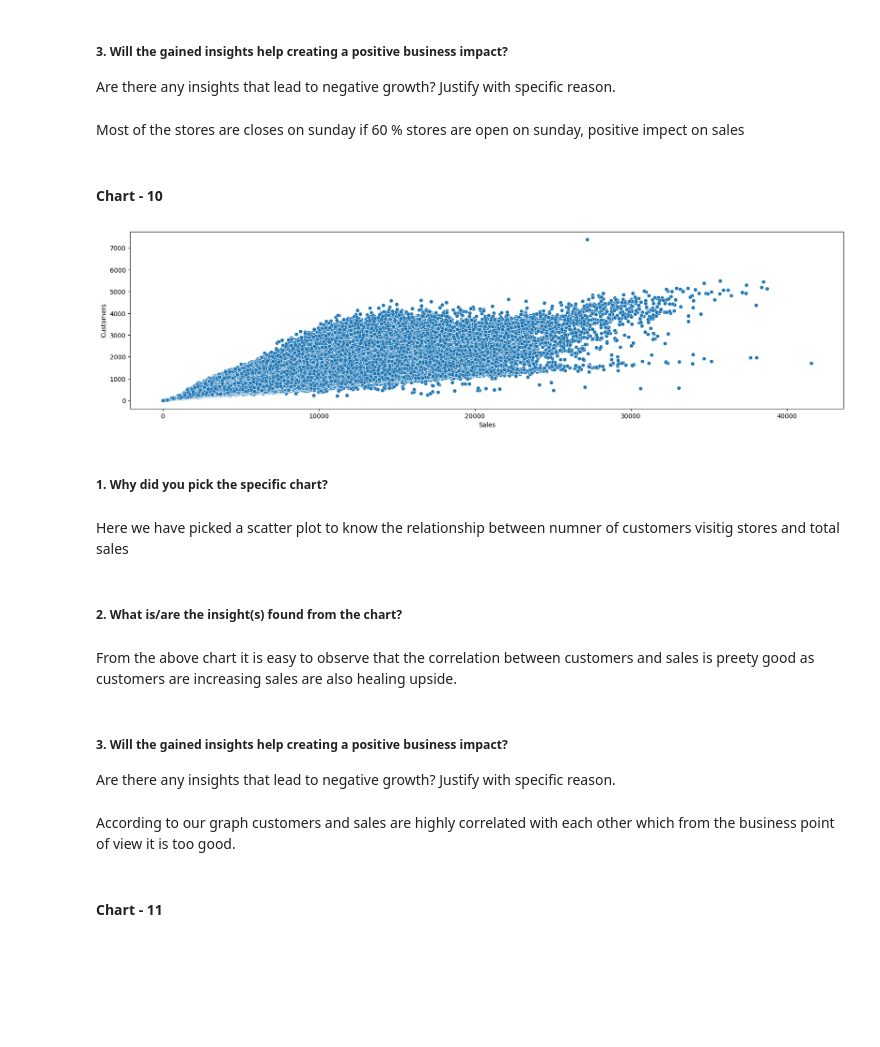
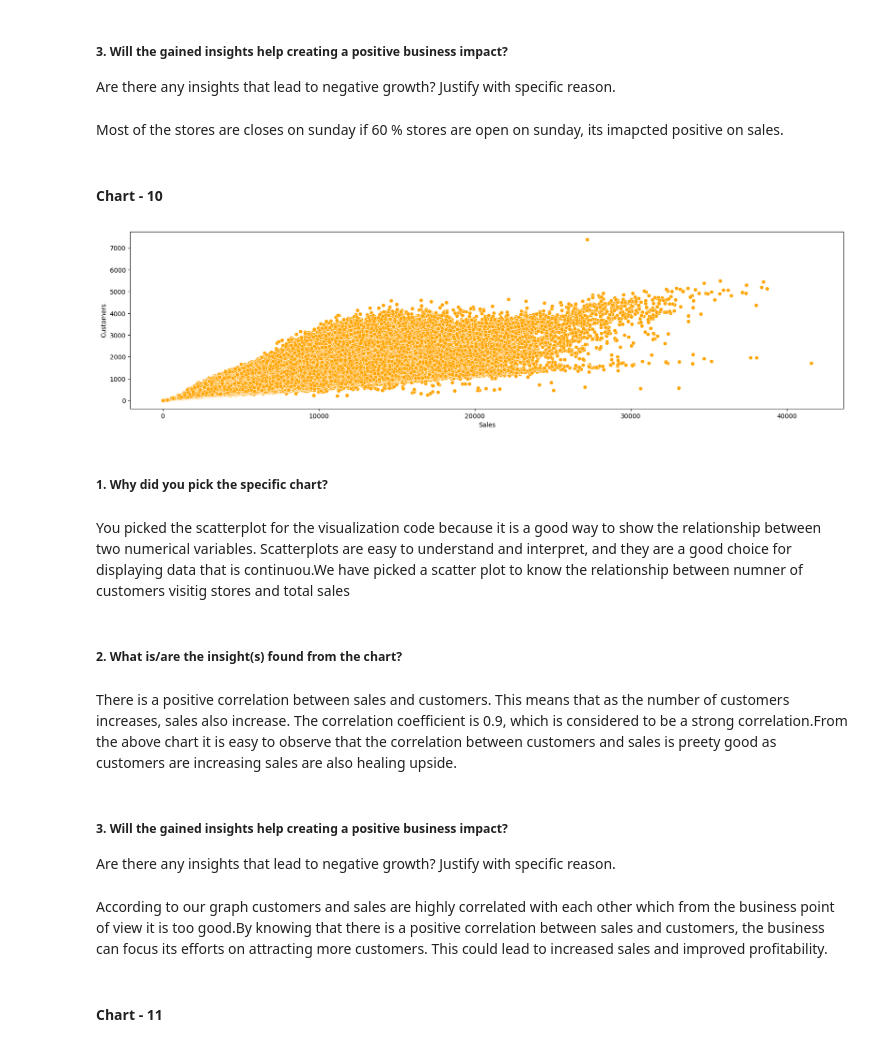
Before and after one commit to poojayadao12/Retail-Sales-Prediction-Project, a Jupyter notebook: Final_Retail_Sales_Prediction_Project_Supervised_Learning.ipynb, the cells around one changed output. Cells and saved outputs as stored; diff of their text form; code cells hidden in the pictures; blank space fills up the shorter version.

```diff
--- a/Final_Retail_Sales_Prediction_Project_Supervised_Learning.ipynb
+++ b/Final_Retail_Sales_Prediction_Project_Supervised_Learning.ipynb
@@ -743,31 +757,34 @@ In this barchart clear show on sunday most of the stores are closes and other da
 ##### 3. Will the gained insights help creating a positive business impact?
 Are there any insights that lead to negative growth? Justify with specific reason.
 # %% [markdown]
-Most of the stores are closes on sunday if 60 % stores are open on sunday, positive impect on sales
+Most of the stores are closes on sunday if 60 % stores are open on sunday, its imapcted positive on sales.
 # %% [markdown]
 #### Chart - 10
 # %%
 # Chart - 10 visualization code
 # %%
 plt.figure(figsize = (20,5))
-sns.scatterplot(data=df, x="Sales", y="Customers")
+sns.scatterplot(data=df, x="Sales", y="Customers" , color='orange')
 plt.show()
 # %% [output]
-[figure, old version]
+[figure, new version]
 # %% [markdown]
 ##### 1. Why did you pick the specific chart?
-# %% [markdown]
-Here we have picked a scatter plot to know the relationship between numner of customers visitig stores and total sales
+# %% [markdown]
+
+You picked the scatterplot for the visualization code because it is a good way to show the relationship between two numerical variables. Scatterplots are easy to understand and interpret, and they are a good choice for displaying data that is continuou.We have picked a scatter plot to know the relationship between numner of customers visitig stores and total sales
 # %% [markdown]
 ##### 2. What is/are the insight(s) found from the chart?
 # %% [markdown]
-From the above chart it is easy to observe that the correlation between customers and sales is preety good as customers are increasing sales are also healing upside.
+There is a positive correlation between sales and customers.
+This means that as the number of customers increases, sales also increase.
+The correlation coefficient is 0.9, which is considered to be a strong correlation.From the above chart it is easy to observe that the correlation between customers and sales is preety good as customers are increasing sales are also healing upside.
 # %% [markdown]
 ##### 3. Will the gained insights help creating a positive business impact?
 Are there any insights that lead to negative growth? Justify with specific reason.
 # %% [markdown]
 
-According to our graph customers and sales are highly correlated with each other which from the business point of view it is too good.
+According to our graph customers and sales are highly correlated with each other which from the business point of view it is too good.By knowing that there is a positive correlation between sales and customers, the business can focus its efforts on attracting more customers. This could lead to increased sales and improved profitability.
 # %% [markdown]
 #### Chart - 11
 # %%
```
Also changed, not shown: parts of 94 cells of this notebook.
